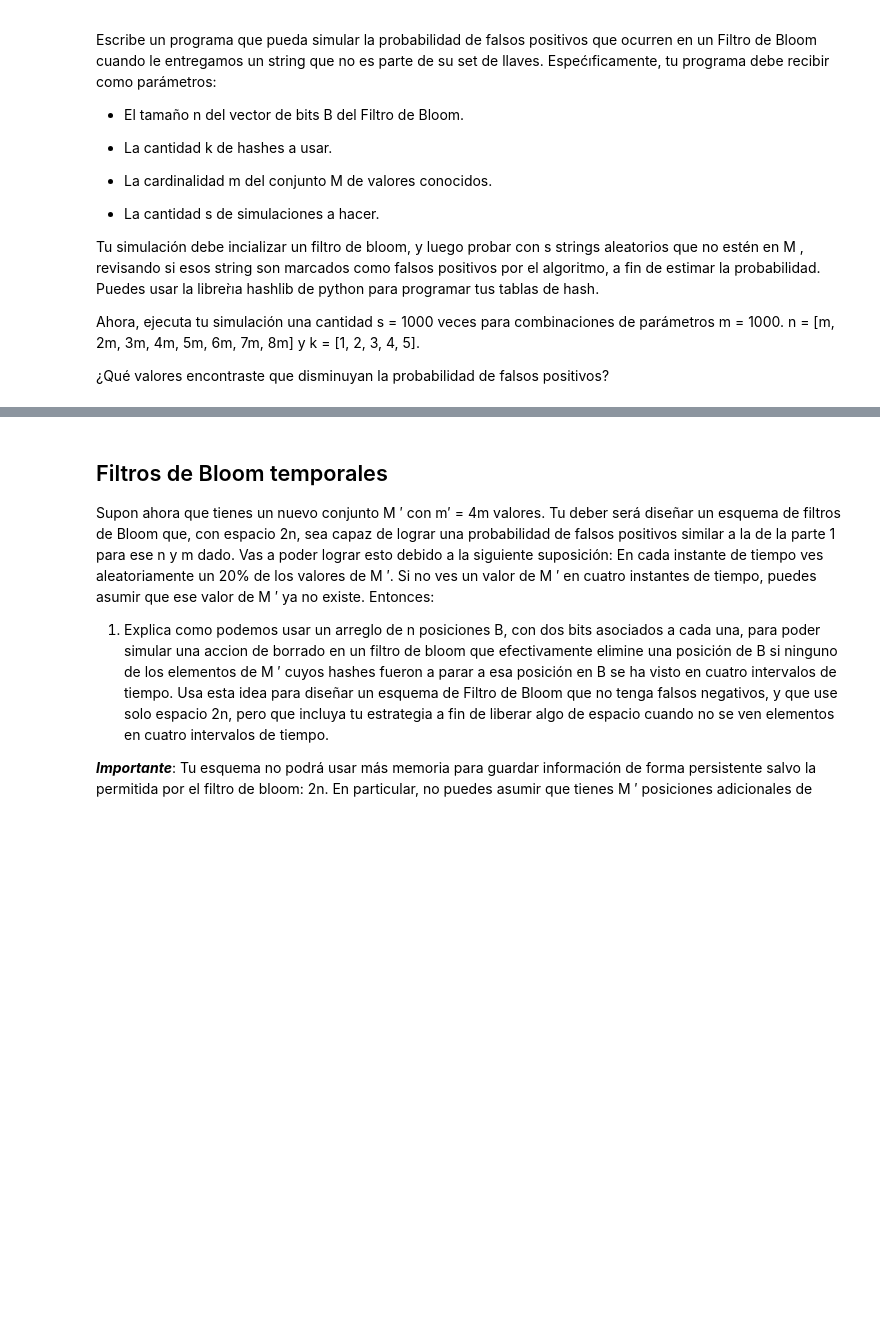
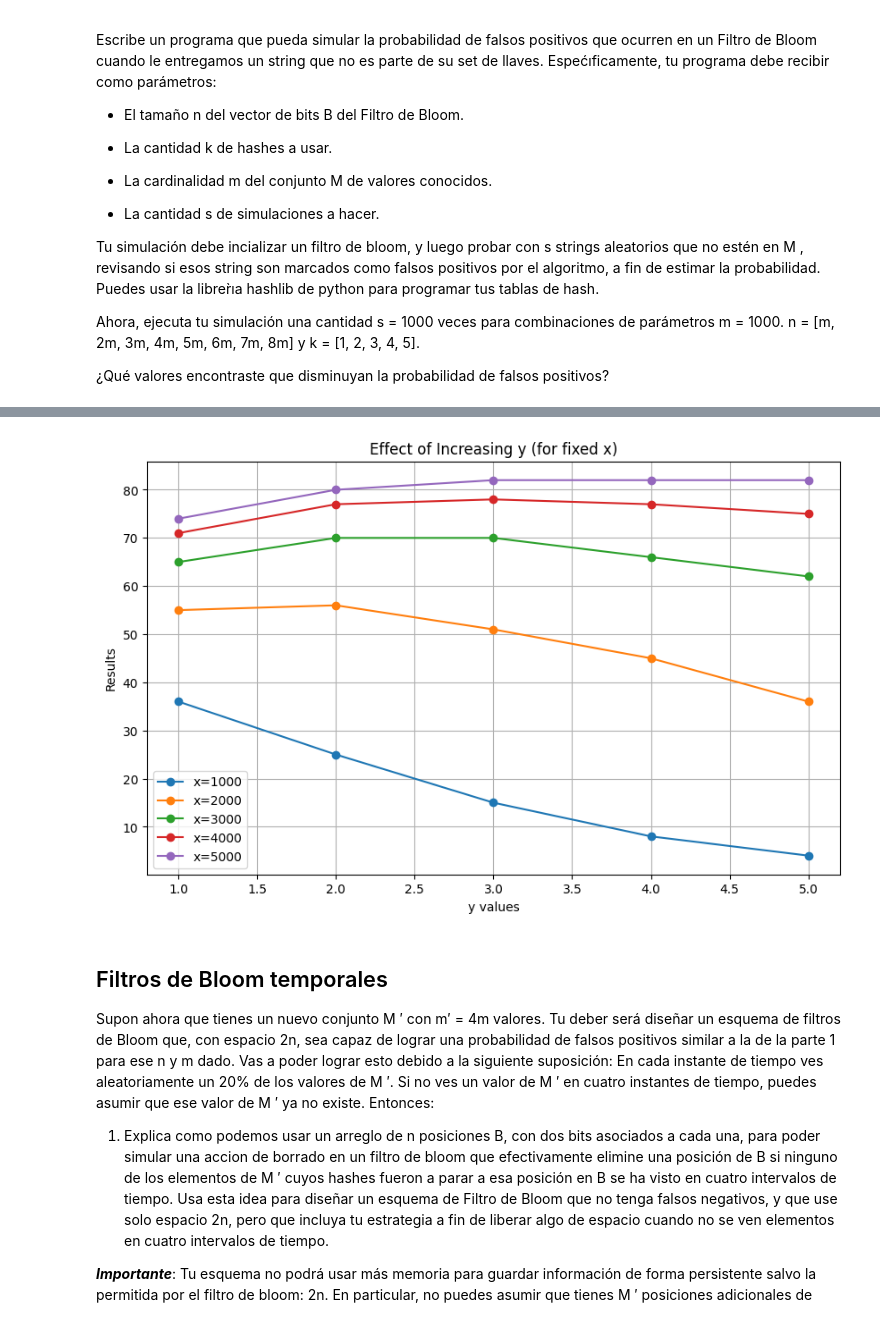
Before and after one commit to Fernanda-Bley/IIC2440, a Jupyter notebook: Actividad2/desarrollo-actividad-2.ipynb, the cells around one changed output, grey strips where cells are left out. Drawn from its saved outputs; the diff is of its cells as text; code cells hidden in the pictures; blank space fills up the shorter version.

```diff
--- a/Actividad2/desarrollo-actividad-2.ipynb
+++ b/Actividad2/desarrollo-actividad-2.ipynb
@@ -23,3 +133,15 @@ n = [m, 2m, 3m, 4m, 5m, 6m, 7m, 8m] y k = [1, 2, 3, 4, 5].
+# %%
+plt.figure(figsize=(10, 6))
+for x in x_values:
+    plt.plot(y_values, results[x_values.index(x)], marker='o', label=f'x={x}')
+plt.title('Effect of Increasing y (for fixed x)')
+plt.xlabel('y values')
+plt.ylabel('Results')
+plt.legend()
+plt.grid()
+plt.show()
+# %% [output]
+[figure, added]
 # %% [markdown]
 ## Filtros de Bloom temporales
 
```
Also changed, not shown: parts of 8 cells of this notebook.
